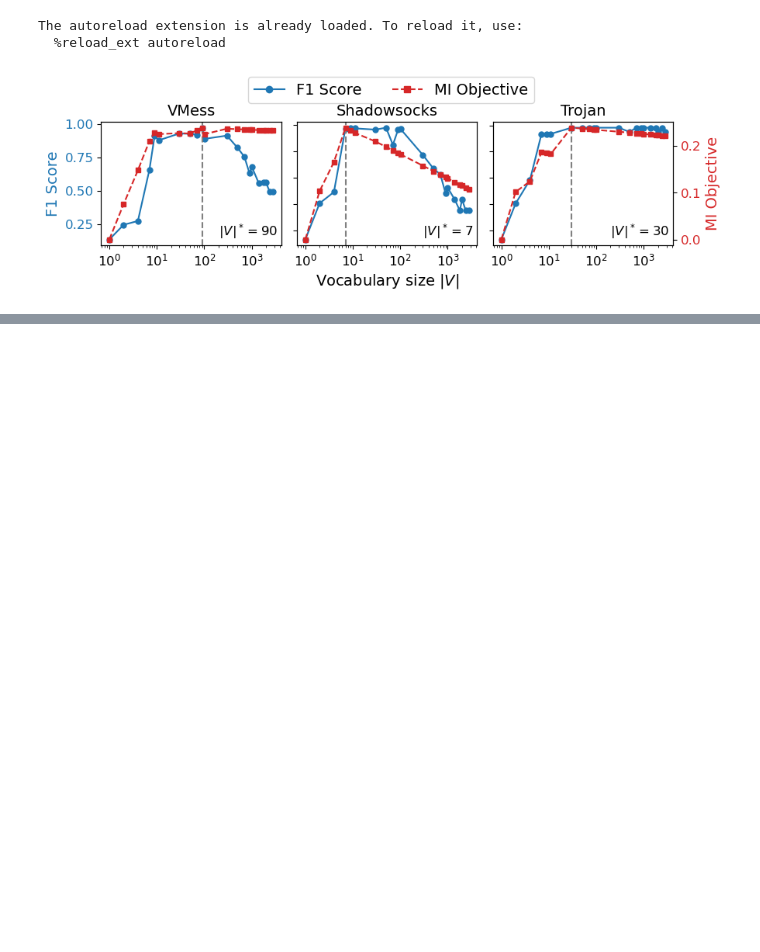
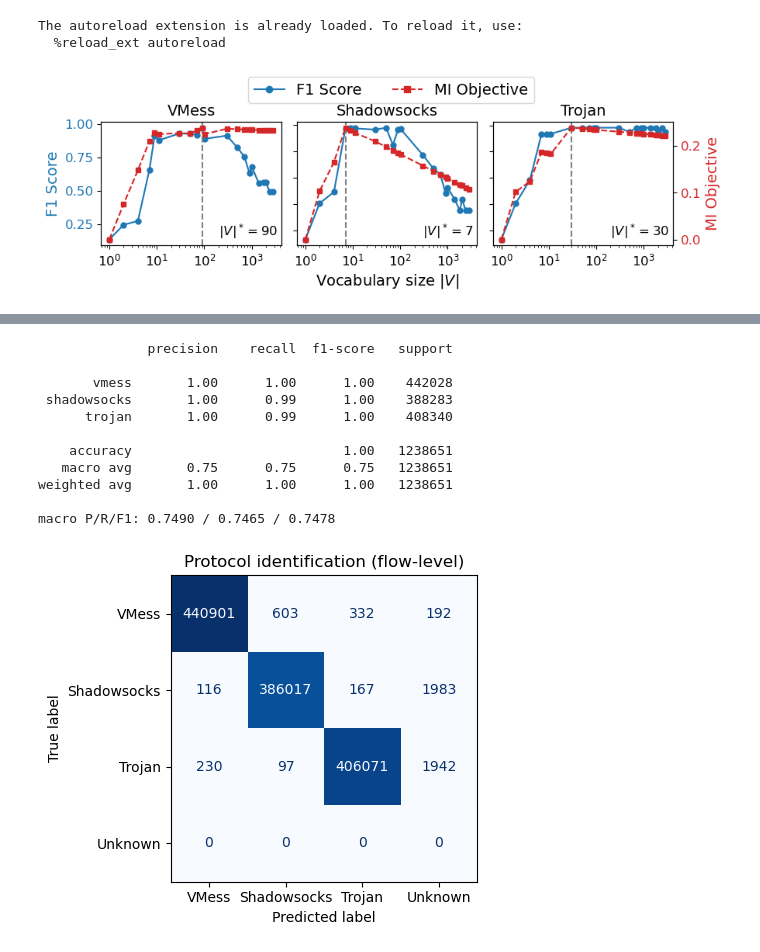
Before and after one commit to wesly2000/PA3, a Jupyter notebook: exp/data_analysis/n_gram.ipynb, the cells around one changed output, grey strips where cells are left out. Saved outputs shown, nothing was run; the diff lists cells and outputs as text; code cells hidden in the pictures; blank space fills up the shorter version.

Commit message:
feat: pcap and flow labeling accuracy

```diff
--- a/exp/data_analysis/n_gram.ipynb
+++ b/exp/data_analysis/n_gram.ipynb
@@ -252,61 +252,68 @@ for protocol in PROTOCOLS:
         flows[:TRAIN_SAMPLES[protocol]], STRIP_INDICES[protocol], WINDOW_SIZE, BINNERS[protocol]
     )
 
-# Validation sampling (per protocol). Set SAMPLE_FRAC=None to use all pcaps.
+# Validation sampling (per protocol). Set SAMPLE_FRAC=None to use all flows.
+MIN_LEN = 15
 SAMPLE_FRAC = None
-SAMPLE_PER_PROTOCOL = None  # optional cap, e.g. 50; applied after fractional sample
+SAMPLE_PER_PROTOCOL = None  # optional cap, e.g. 500; applied after fractional sample
 RANDOM_SEED = 42
 
-eval_db = db[db["protocol"].isin(PROTOCOL_LABEL)]
-pcap_keys = eval_db[["protocol", "host", "id"]].drop_duplicates()
+eval_db = db[db["protocol"].isin(PROTOCOL_LABEL)].copy()
 if SAMPLE_FRAC is not None:
-    pcap_keys = pd.concat(
+    eval_db = pd.concat(
         [
             g.sample(frac=SAMPLE_FRAC, random_state=RANDOM_SEED)
-            for _, g in pcap_keys.groupby("protocol")
+            for _, g in eval_db.groupby("protocol")
         ],
         ignore_index=True,
     )
 if SAMPLE_PER_PROTOCOL is not None:
-    pcap_keys = (
-        pcap_keys.groupby("protocol", group_keys=False)
+    eval_db = (
+        eval_db.groupby("protocol", group_keys=False)
         .head(SAMPLE_PER_PROTOCOL)
         .reset_index(drop=True)
     )
-eval_db = eval_db.merge(pcap_keys, on=["protocol", "host", "id"], how="inner")
 
-print("Pcap groups per protocol (evaluation set):")
-print(pcap_keys.groupby("protocol").size().to_string())
-print(f"Total pcap groups: {len(pcap_keys)}")
+print("Flows per protocol (evaluation set):")
+print(eval_db.groupby("protocol").size().to_string())
+print(f"Total flows: {len(eval_db)}")
 
-# One sample per (protocol, host, id); ground truth is the group protocol
+# One row per flow; ground truth is row["protocol"]
 y_true = []
 y_pred = []
 n_all_zero = 0
 n_ties = 0
+n_skipped_short = 0
+n_missing = 0
 
-for (true_p, host, pcap_id), group in eval_db.groupby(["protocol", "host", "id"]):
+for _, row in eval_db.iterrows():
+    true_p = row["protocol"]
     if true_p not in PROTOCOL_LABEL:
         continue
-    paths = group.apply(
-        lambda row: f"{array_dir}/{array_path(row['host'], row['id'], row['transport'], row['stream'], row['protocol'])}",
-        axis=1,
+    path = Path(
+        f"{array_dir}/{array_path(row['host'], row['id'], row['transport'], row['stream'], row['protocol'])}"
     )
-    vote = pcap_protocol_votes(
-        paths,
+    if not path.exists():
+        n_missing += 1
+        continue
+    data = np.load(path)
+    if len(data["direction"]) < MIN_LEN:
+        n_skipped_short += 1
+        continue
+    flow = data["direction"][:MIN_LEN] * data["length"][:MIN_LEN]
+
+    vote = flow_protocol_votes(
+        flow,
         NGRAM_DB,
         BINNERS,
         PROTOCOLS,
         WINDOW_SIZE,
         strip_indices=STRIP_INDICES,
-        min_len=15,
     )
-    # print(vote)
     top = max(vote.values())
     if top == 0:
-        # Heuristic classifier
-        vote = pcap_protocol_votes_heuristic(
-            paths,
+        vote = flow_protocol_votes_heuristic(
+            flow,
             NGRAM_DB,
             BINNERS,
             PROTOCOLS,
@@ -327,9 +334,11 @@ for (true_p, host, pcap_id), group in eval_db.groupby(["protocol", "host", "id"]
     y_true.append(PROTOCOL_LABEL[true_p])
     y_pred.append(PROTOCOL_LABEL[pred_p])
 
-print(f"Scored (unique top vote > 0): {len(y_true)}")
-print(f"Skipped — all-zero votes: {n_all_zero}")
+print(f"Scored flows: {len(y_true)}")
+print(f"All-zero votes (predicted unknown): {n_all_zero}")
 print(f"Skipped — tied top votes: {n_ties}")
+print(f"Skipped — flow shorter than {MIN_LEN} packets: {n_skipped_short}")
+print(f"Skipped — missing array file: {n_missing}")
 print()
 print(classification_report(
     y_true, y_pred, target_names=PROTOCOLS, labels=list(PROTOCOL_LABEL.values())
@@ -344,6 +353,7 @@ fig, ax = plt.subplots(figsize=(5, 4))
 ConfusionMatrixDisplay(cm, display_labels=[PROTOCOLS_DISPLAY[p] for p in PROTOCOLS_DISPLAY]).plot(
     ax=ax, cmap="Blues", colorbar=False
 )
-ax.set_title("Protocol identification (pcap-level)")
+ax.set_title("Protocol identification (flow-level)")
 plt.tight_layout()
 plt.show()
+# %% [output]
@@ -349,0 +371,12 @@ plt.show()
+              precision    recall  f1-score   support
+
+       vmess       1.00      1.00      1.00    442028
+ shadowsocks       1.00      0.99      1.00    388283
+      trojan       1.00      0.99      1.00    408340
+
+    accuracy                           1.00   1238651
+   macro avg       0.75      0.75      0.75   1238651
+weighted avg       1.00      1.00      1.00   1238651
+
+macro P/R/F1: 0.7490 / 0.7465 / 0.7478
+[figure, added]
```
Also changed, not shown: parts of 2 cells of this notebook.
